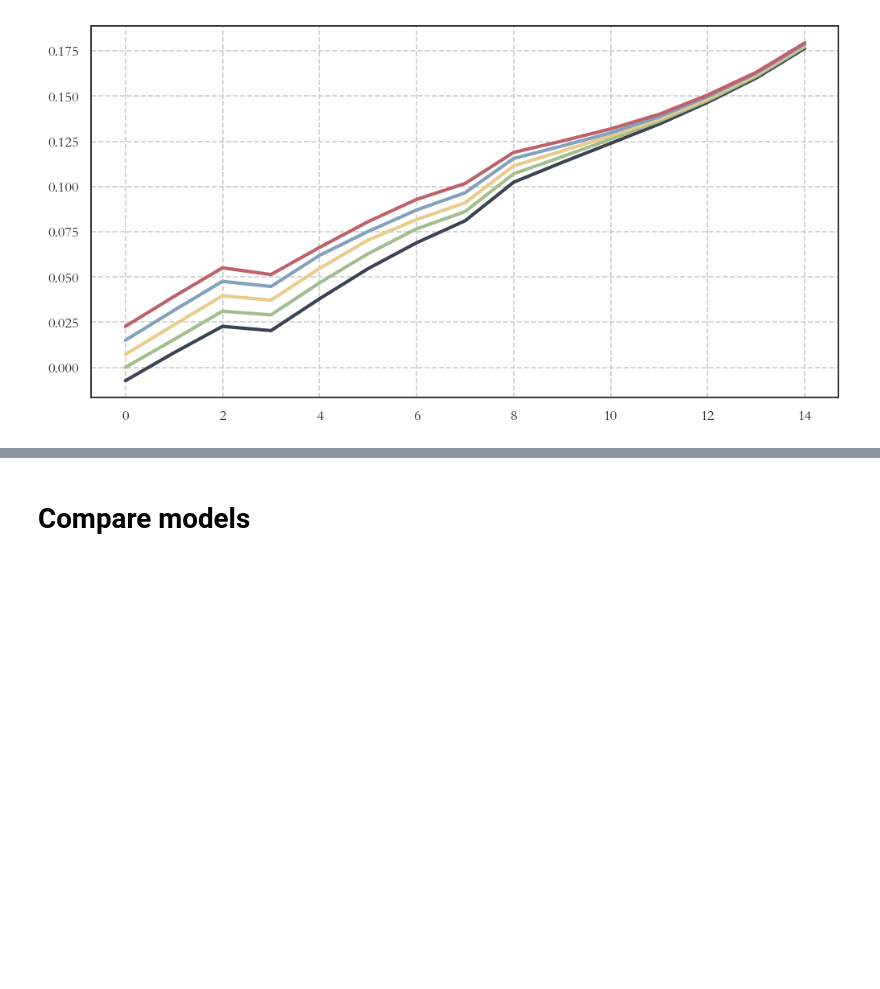
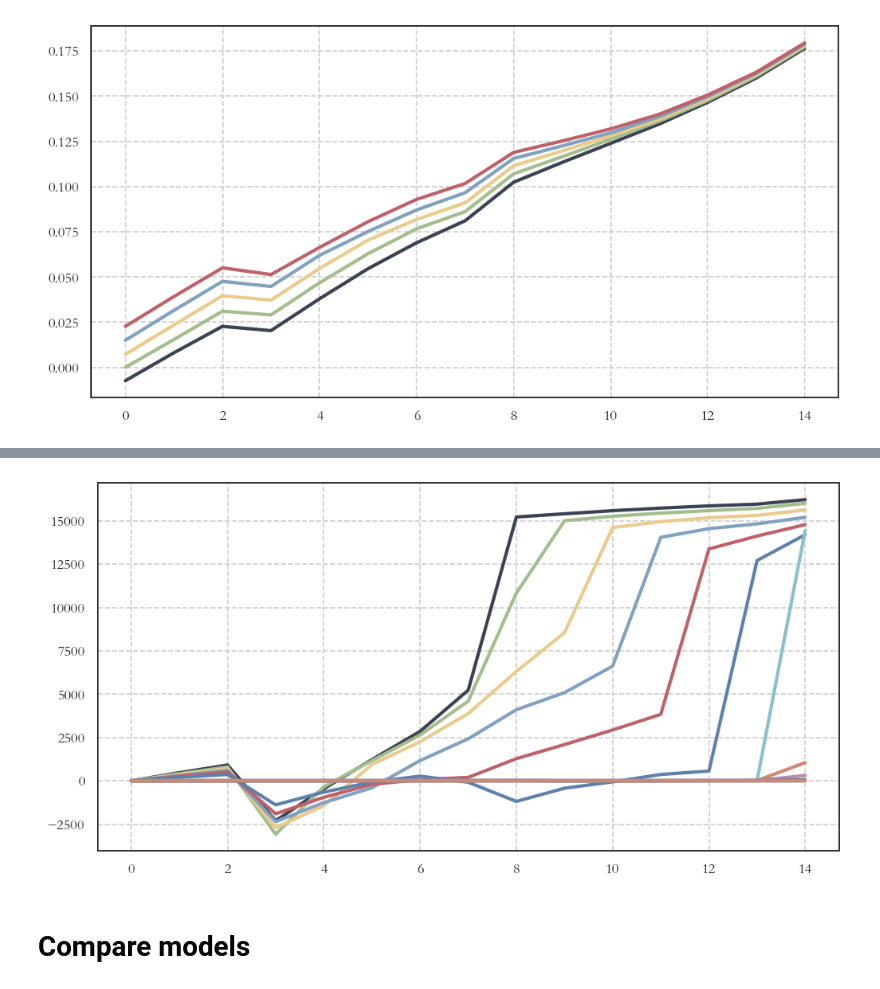
Before and after one commit to math869c/Design_retirement, a Jupyter notebook: Counter_factuals_loop.ipynb, the cells around one changed output, grey strips where cells are left out. Saved outputs shown, nothing was run; the diff lists cells and outputs as text; code cells hidden in the pictures; blank space fills up the shorter version.

```diff
--- a/Counter_factuals_loop.ipynb
+++ b/Counter_factuals_loop.ipynb
@@ -97,3 +127,9 @@ plt.plot(total_effect_efter[4][:, 2])
+# %%
+for alder in range(37,55):
+
+    plt.plot(df[55+alder] - df[0+alder])
+# %% [output]
+[figure, added]
 # %%
 assert False
 # %% [markdown]
```
Also changed, not shown: parts of 6 cells of this notebook, 1 other file.
